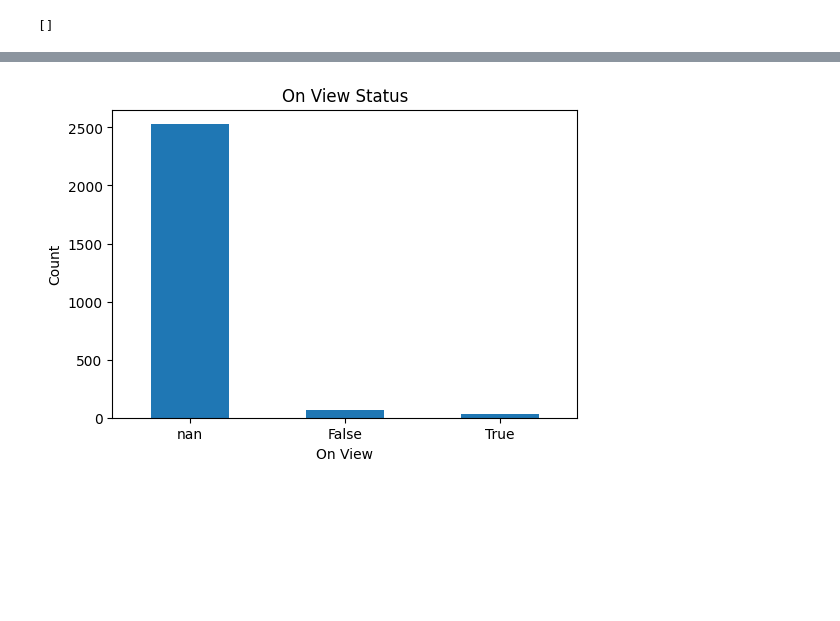
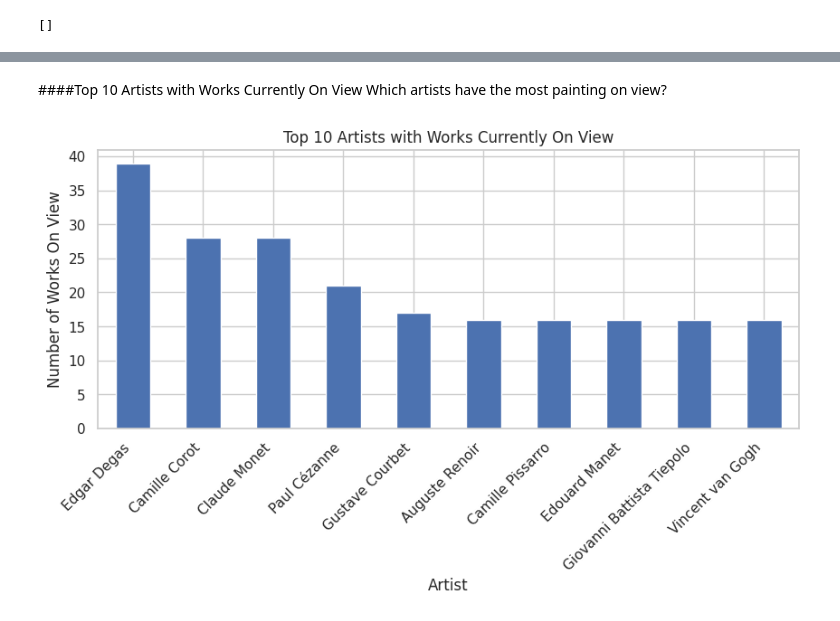
Before and after one commit to BenRyan-8/DataAcquisition_CA, a Jupyter notebook: Artworks.ipynb, the cells around one changed output, grey strips where cells are left out. Saved outputs shown, nothing was run; the diff lists cells and outputs as text; code cells hidden in the pictures; blank space fills up the shorter version.

Commit message:
Visualisations and explanations of each stage complete

```diff
--- a/Artworks.ipynb
+++ b/Artworks.ipynb
@@ -99,0 +98,12 @@ met.columns.to_list()
+# %%
+import seaborn as sns
+import matplotlib.pyplot as plt
+
+sns.set(style="whitegrid")
+
+plt.figure(figsize=(12,8))
+sns.heatmap(met.isna(), cbar=False)
+plt.title('Missing Data Heatmap')
+plt.xlabel('Column')
+plt.ylabel('Row Number')
+plt.show()
@@ -111,7 +123,10 @@ columns_to_be_dropped = [
     'Link Resource',
     'Repository',
     'Object Wikidata URL',
-    'Tags Wikidata URL']
+    'Object Date',
+    'Tags Wikidata URL',
+    'Artist Gender',
+    'Gallery Number']
 
 met.drop(columns = columns_to_be_dropped, inplace = True)
 # %%
@@ -214,0 +231,3 @@ scraped = scrape_met_objects(met['MetObjectURL'][:100])
+# %%
+#Inputting the column of URL's to be scraped into the function
+scraped = scrape_met_objects(met['MetObjectURL'])
@@ -227,14 +351,19 @@ met.head()
+# %% [markdown]
+####Top 10 Artists with Works Currently On View
+Which artists have the most painting on view?
 # %%
-import matplotlib.pyplot as plt
+top_artists = (
+    met[met['on_view'] == True]['Artist Display Name']
+    .value_counts()
+    .head(10)
+)
 
-counts = met['on_view'].value_counts(dropna=False)
-
-plt.figure(figsize=(6,4))
-counts.plot(kind='bar')
-plt.title("On View Status")
-plt.xlabel("On View")
-plt.ylabel("Count")
-plt.xticks(rotation=0)
+plt.figure(figsize=(10,4))
+top_artists.plot(kind='bar')
+plt.title("Top 10 Artists with Works Currently On View")
+plt.xlabel("Artist")
+plt.ylabel("Number of Works On View")
+plt.xticks(rotation=45, ha='right')
 plt.show()
 # %% [output]
-[figure, old version]
+[figure, new version]
```
Also changed, not shown: parts of 60 cells of this notebook.
